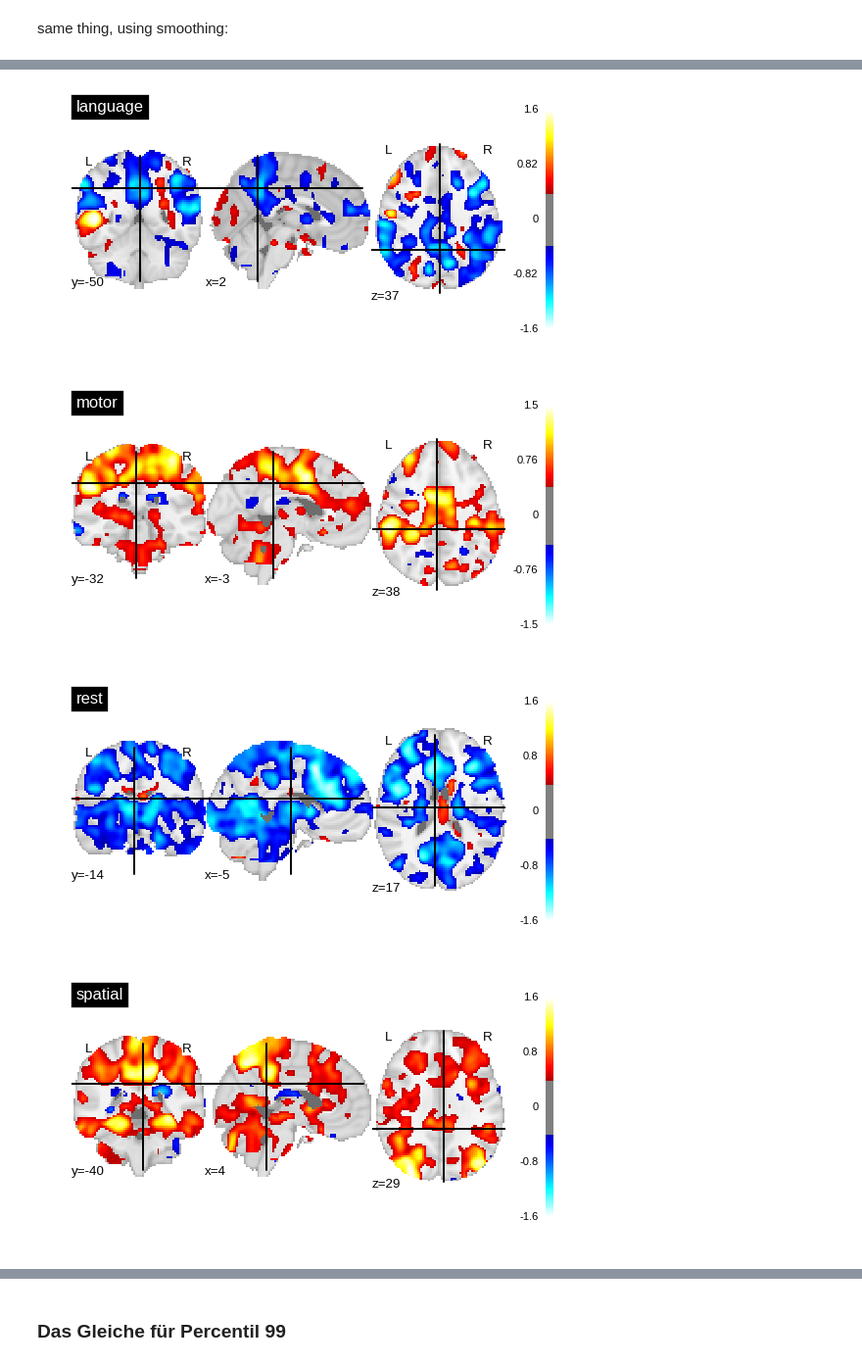
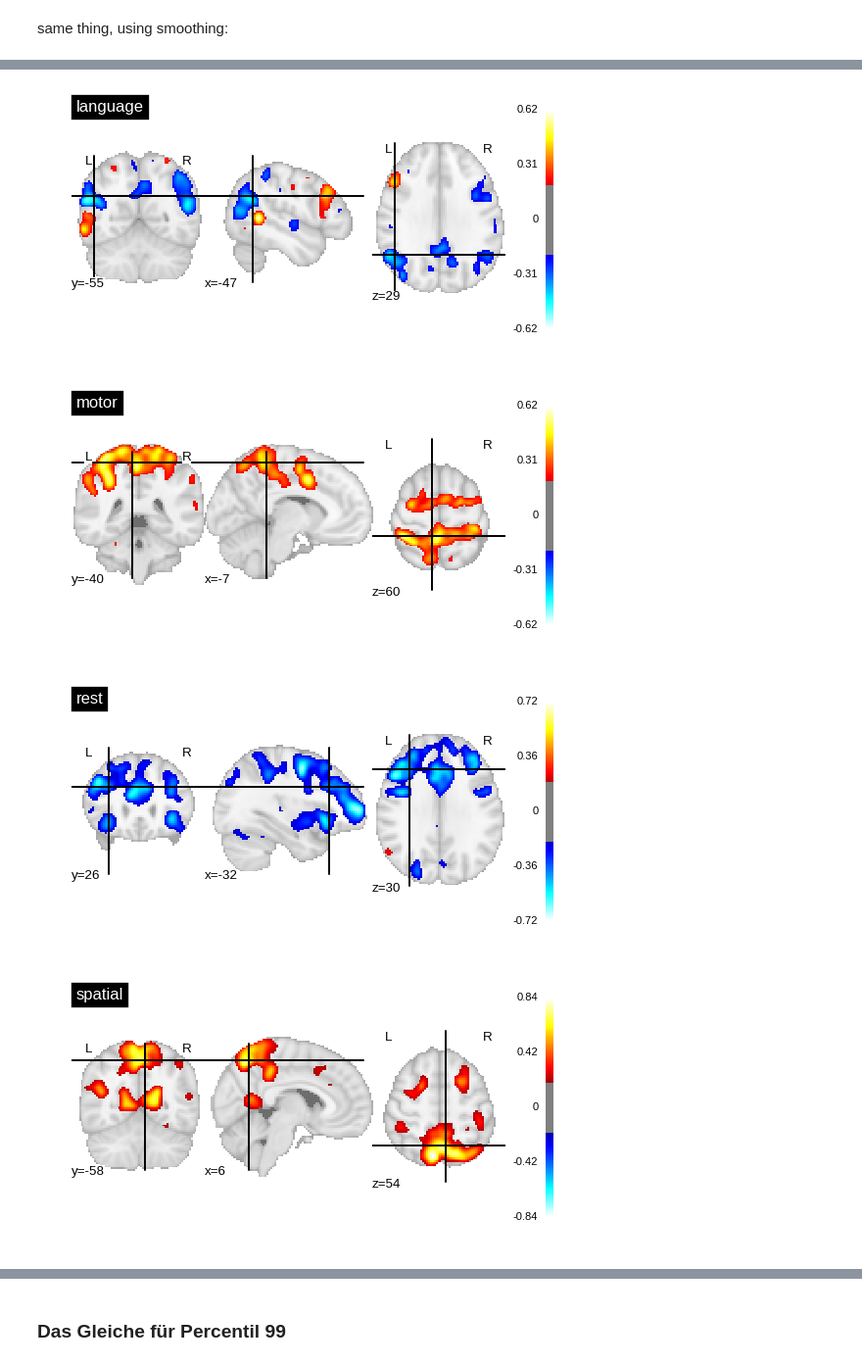
Before and after one commit to mwegrzyn/thoughtExperiment, a Jupyter notebook: notebooks/_001_training.ipynb, the cells around one changed output, grey strips where cells are left out. Shown at 98% size. Cells and saved outputs as stored; diff of their text form; code cells hidden in the pictures.

Commit message:
re-ran analyses, changed comments to english, corrected mistake in training data notebook

```diff
--- a/notebooks/_001_training.ipynb
+++ b/notebooks/_001_training.ipynb
@@ -50,18 +49,24 @@ plotting.plot_roi(rawMasker.mask_img_);
 # %%
 def makeBigDf(imgList,masker):
+
+    # empty dataframe to write to
     bigDf = pd.DataFrame()
+
     for img in imgList:
+        # extract naming of block from file
         thisName = img.split('/')[-1].split('.')[0]
         cond,num,content = thisName.split('_')
         cont = '%s-%s' % (num,content)
+        # extract data using masker
         thisDf = pd.DataFrame(masker.transform(img))
+        # name index
         thisDf.index = [[cond],[cont]]
+        #add to big df
         bigDf = pd.concat([bigDf,thisDf])
 
-    stdDf = pd.DataFrame(preprocessing.scale(bigDf),index=bigDf.index)
-    stdDf.sort_index(inplace=True)
+    bigDf.sort_index(inplace=True)
 
-    return stdDf
+    return bigDf
 # %%
 blockDf = makeBigDf(imgList,rawMasker)
 # %%
@@ -102,6 +109,6 @@ for cond in meanBlockDf.index:
     fig,ax1 = plt.subplots(1,1,figsize=(8,4))
     thisIm = rawMasker.inverse_transform(meanBlockDf.loc[cond])
     thisIm.to_filename('../meanTraining/meanCond_%s.nii.gz'%cond)
-    plotting.plot_stat_map(thisIm,title=cond,threshold=0.4,axes=ax1)
+    plotting.plot_stat_map(thisIm,title=cond,threshold=0.3,axes=ax1)
     plt.show()
 # %% [output]
@@ -122,7 +129,6 @@ meanBlockDf = blockDf.groupby(level=0).mean()
 for cond in meanBlockDf.index:
     fig,ax1 = plt.subplots(1,1,figsize=(8,4))
     thisIm = rawMasker.inverse_transform(meanBlockDf.loc[cond])
-    #thisIm.to_filename('../meanTraining/meanCond_%s.nii.gz'%cond)
-    plotting.plot_stat_map(thisIm,title=cond,threshold=0.4,axes=ax1)
+    plotting.plot_stat_map(thisIm,title=cond,threshold=0.2,axes=ax1)
     plt.show()
 # %% [output]
@@ -130,4 +136,4 @@ for cond in meanBlockDf.index:
-[figure, old version]
+[figure, new version]
-[figure, old version]
+[figure, new version]
-[figure, old version]
+[figure, new version]
-[figure, old version]
+[figure, new version]
```
Also changed, not shown: parts of 83 cells of this notebook, 26 other files.
